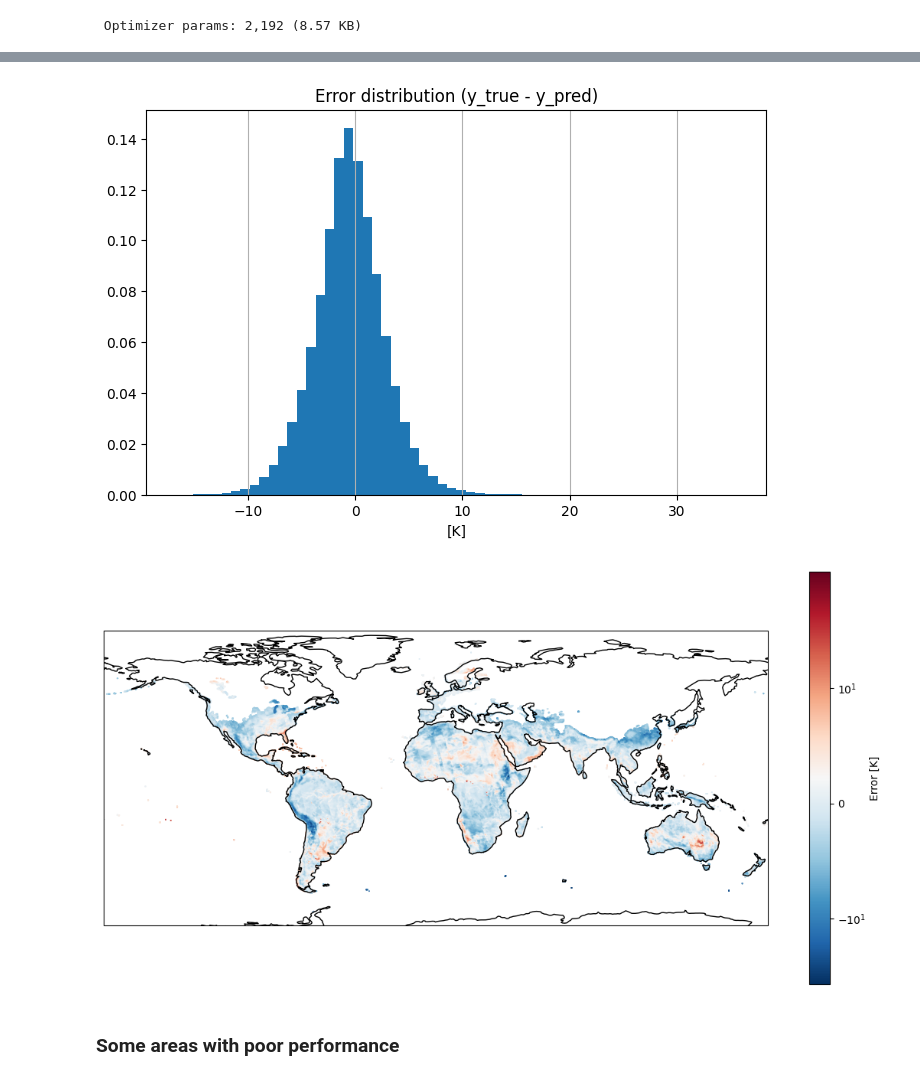
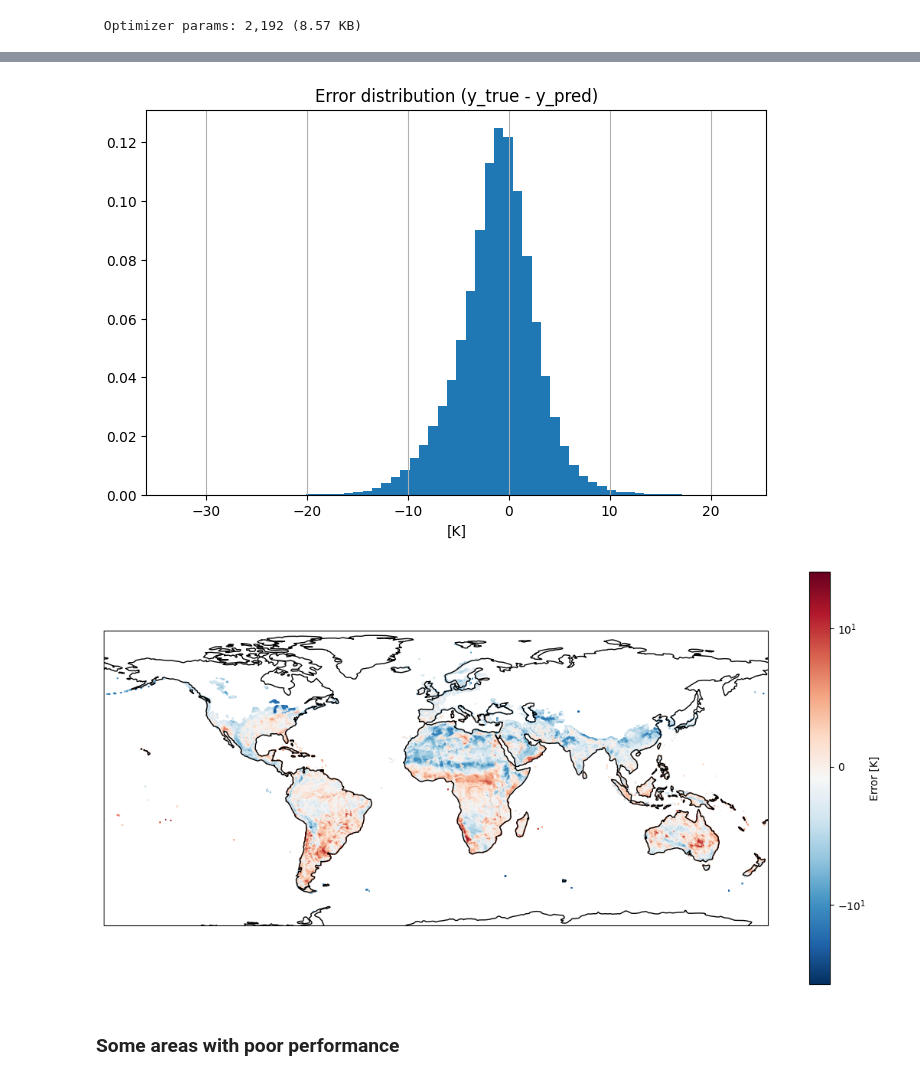
Before and after one commit to AndresTerrer/PMW_LST, a Jupyter notebook: notebooks/working_examples/Load_and_test_WS_model.ipynb, the cells around one changed output, grey strips where cells are left out. Cells and saved outputs as stored; diff of their text form; code cells hidden in the pictures.

Commit message:
loaded checkpoint from the server

```diff
--- a/notebooks/working_examples/Load_and_test_WS_model.ipynb
+++ b/notebooks/working_examples/Load_and_test_WS_model.ipynb
@@ -15,5 +16,6 @@ from matplotlib.colors import SymLogNorm
 # %%
 model_path = "../../models/2024_05_28T114946.keras"
+model_path = "../../models/checkpoint.keras"
 model = load_model(model_path)
 model.summary()
 # %% [output]
@@ -84,29 +86,29 @@ ax.set_title("Error distribution (y_true - y_pred)")
 ax.set_xlabel("[K]")
 plt.show()
 # %% [output]
-[figure, old version]
+[figure, new version]
 # %%
 # Testing by predicting the whole dataset:
 fig, ax = plt.subplots(1,1,figsize = (14,7), subplot_kw={"projection":ccrs.PlateCarree()} )
 
 ax.coastlines("110m")
 
-norm = SymLogNorm(linthresh=15)
+norm = SymLogNorm(linthresh=11)
 
 scatter = ax.scatter(
     x = ascds_df["lon"],
     y =ascds_df["lat"],
     s= 0.1,
     alpha = 1,
     c=ascds_df["error"],
     cmap = "RdBu_r",
     norm=norm
 )
 
 fig.colorbar(scatter, ax=ax, orientation='vertical', label='Error [K]')
 plt.show()
 # %% [output]
-[figure, old version]
+[figure, new version]
 # %% [markdown]
 ### Some areas with poor performance
 # %%
```
Also changed, not shown: parts of 6 cells of this notebook.
